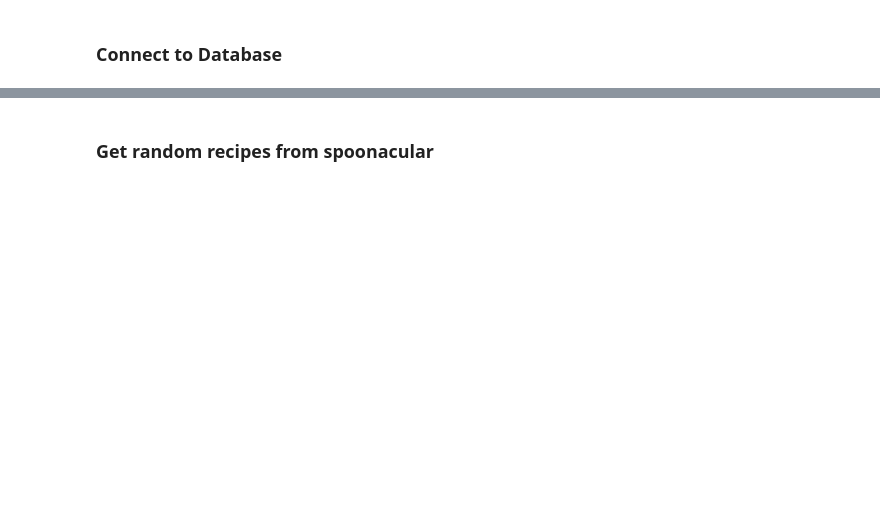
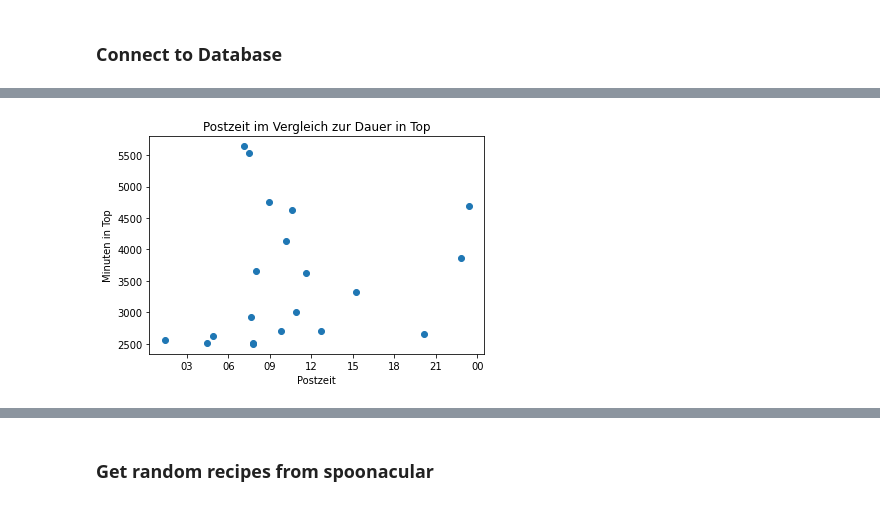
Before and after one commit to ZerhackerJagi/food_dashboard, a Jupyter notebook: Dashboard.ipynb, the cells around one changed output, grey strips where cells are left out. Cells and saved outputs as stored; diff of their text form; code cells hidden in the pictures; blank space fills up the shorter version.

```diff
--- a/Dashboard.ipynb
+++ b/Dashboard.ipynb
@@ -109,0 +158,25 @@ df
+# %%
+dfr_wdg = dfr_wd.groupby("title")
+pairs = dfr_wdg.groups
+# %%
+posts = []
+for key in pairs:
+    posts.append(dfr_wdg.get_group(key)[["time_created", "title", "ups"]].to_dict())
+# %%
+for post in posts:
+    post["duration"] = len(post["time_created"]) * REDDIT_SAVE_INTERVALL
+# %%
+duration = []
+for post in posts:
+    duration.append([list(post["title"].values())[0],
+                     post["duration"],
+                     max(list(post["ups"].values())),
+                     list(post["time_created"].values())[0]])
+dfrd = pd.DataFrame(duration,
+                    columns=["title",
+                             "duration_minutes",
+                             "max_ups",
+                             "time_created"])
+dfrd_s = dfrd.sort_values("duration_minutes", ascending=False)
+dfrd_s["posttime"] = pd.to_datetime(dfrd_s["time_created"])
+dfrd_s.head()
@@ -109,0 +190,10 @@ df
+# %%
+limit = 20
+plt.scatter(dfrd_s["posttime"][:limit], dfrd_s["duration_minutes"][:limit])
+plt.gca().xaxis.set_major_formatter(myFmt)
+plt.title("Postzeit im Vergleich zur Dauer in Top")
+plt.xlabel("Postzeit")
+plt.ylabel("Minuten in Top")
+plt.show()
+# %% [output]
+[figure, added]
```
Also changed, not shown: parts of 106 cells of this notebook.
